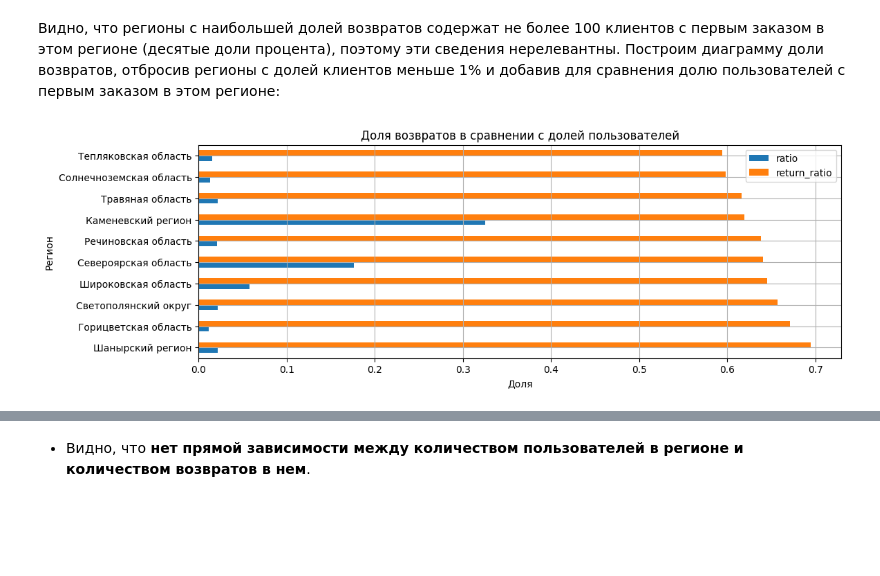
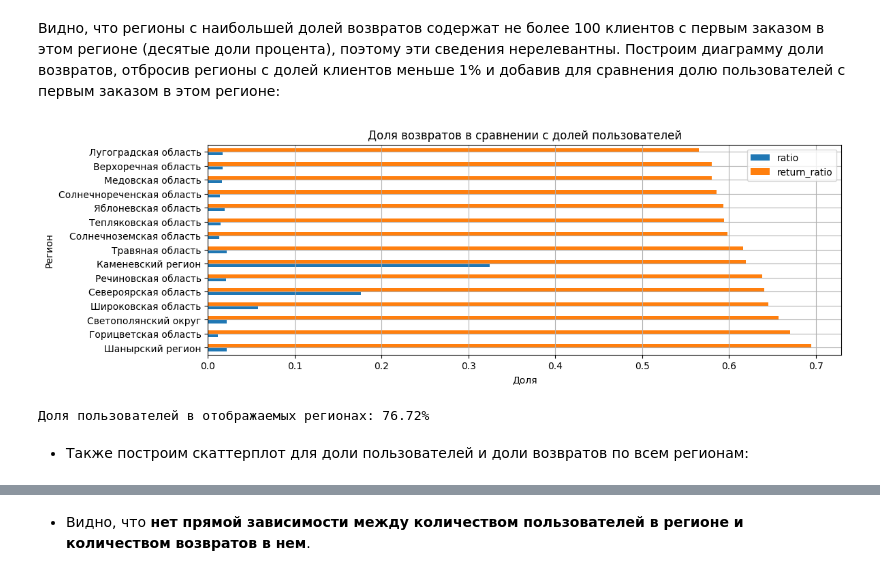
Before and after one commit to tvorogov-code/ds-yandex, a Jupyter notebook: notebooks/Проект модуля 2/Проект модуля 2.ipynb, the cells around one changed output, grey strips where cells are left out. Drawn from its saved outputs; the diff is of its cells as text; code cells hidden in the pictures; blank space fills up the shorter version.

```diff
--- a/notebooks/Проект модуля 2/Проект модуля 2.ipynb
+++ b/notebooks/Проект модуля 2/Проект модуля 2.ipynb
@@ -1231,13 +1264,23 @@ display(df_region_segments.sort_values(by="return_ratio", ascending=False).head(
 # %% [markdown]
 Видно, что регионы с наибольшей долей возвратов содержат не более 100 клиентов с первым заказом в этом регионе (десятые доли процента), поэтому эти сведения нерелевантны. Построим диаграмму доли возвратов, отбросив регионы с долей клиентов меньше 1% и добавив для сравнения долю пользователей с первым заказом в этом регионе:
 # %%
-df_region_segments[df_region_segments['ratio'] >= 0.01][['ratio', 'return_ratio']].sort_values(by='return_ratio', ascending=False).head(10).plot(
+big_regions_ratios = df_region_segments[df_region_segments['ratio'] >= 0.01][['ratio', 'return_ratio']]
+regions_to_show = big_regions_ratios.sort_values(by='return_ratio', ascending=False).head(15)
+
+regions_to_show.plot(
     title="Доля возвратов в сравнении с долей пользователей",
     kind='barh',
     figsize=(12, 4),
     xlabel="Доля",
     ylabel="Регион",
     grid=True)
 plt.show()
+
+reg_users_count = len(df_user_profile[df_user_profile['first_order_region'].isin(regions_to_show.index)])
+print(f"Доля пользователей в отображаемых регионах: " +
+      f"{reg_users_count / len(df_user_profile) * 100:.2f}%")
 # %% [output]
-[figure, old version]
+[figure, new version]
+Доля пользователей в отображаемых регионах: 76.72%
+# %% [markdown]
+- Также построим скаттерплот для доли пользователей и доли возвратов по всем регионам:
```
Also changed, not shown: parts of 23 cells of this notebook.
